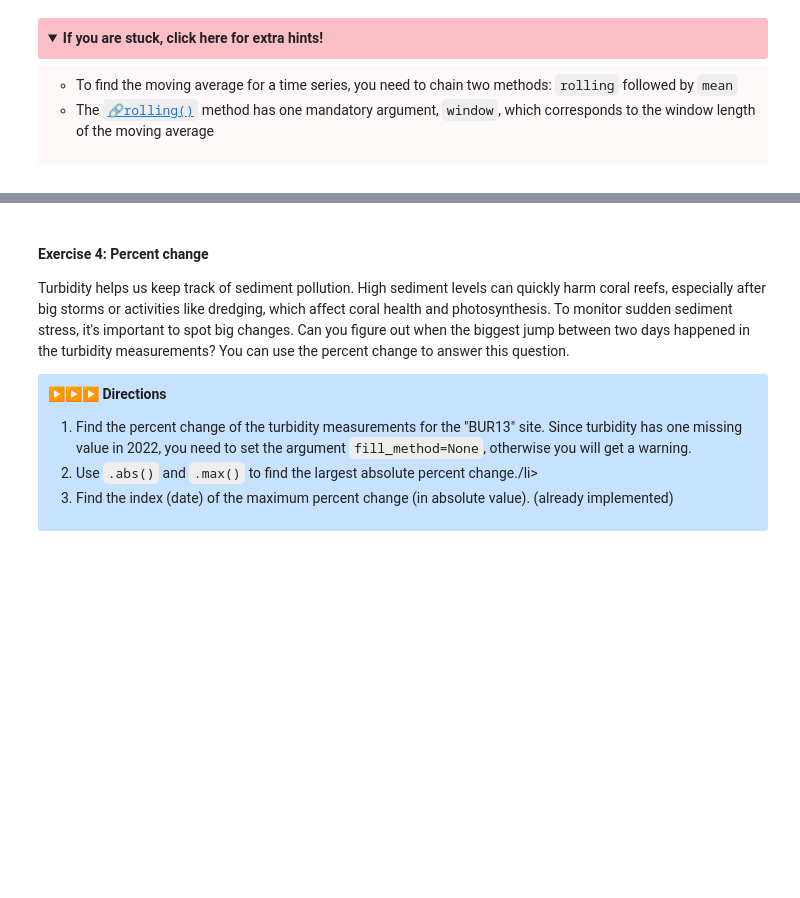
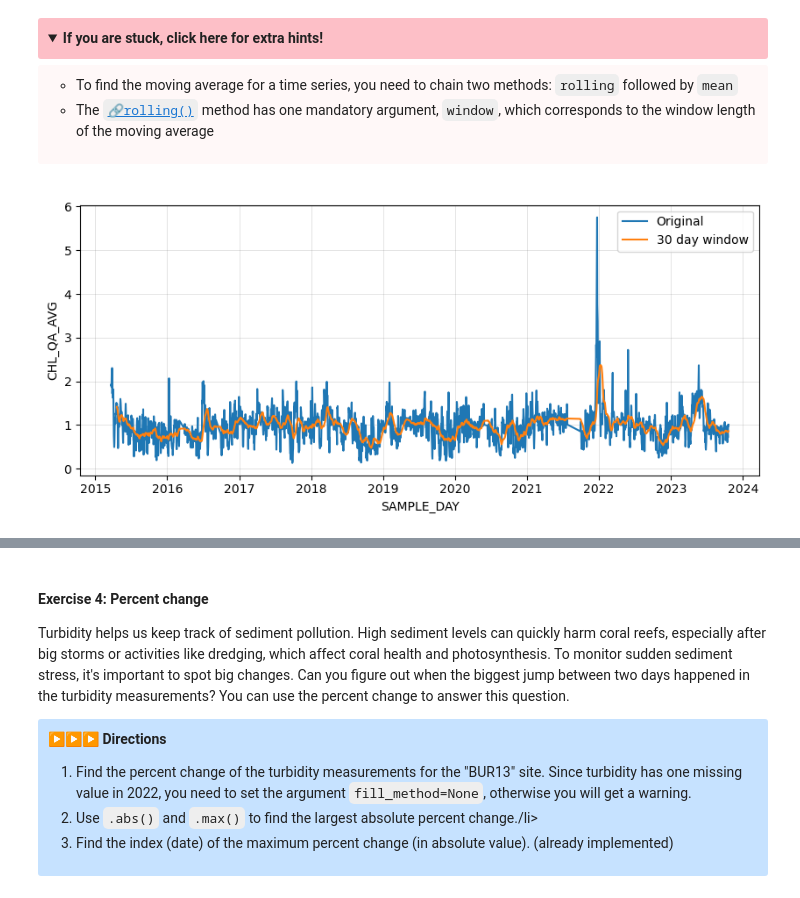
Before and after one commit to dennislamcv1/DEEPAIDA, a Jupyter notebook: Python for Data Analytics/C3M5_Assignment.ipynb, the cells around one changed output, grey strips where cells are left out. Cells and saved outputs as stored; diff of their text form; code cells hidden in the pictures; folded sections open; blank space fills up the shorter version.

```diff
--- a/Python for Data Analytics/C3M5_Assignment.ipynb
+++ b/Python for Data Analytics/C3M5_Assignment.ipynb
@@ -296,28 +333,30 @@ If you are stuck, click here for extra hints!</summary>
 # %%
 # GRADED CELL: exercise 3
 
 plt.figure(figsize=(10, 4))
 
 ### START CODE HERE ###
 
 # plot the original chlorophyll data
-ax_moving_average = sns.lineplot(None, x=None, y=None, label=None)
+ax_moving_average = sns.lineplot(data=df_bur13["CHL_QA_AVG"], label="Original")
 
 # find the moving average for a window of length 30
-bur13_moving_average = None
+bur13_moving_average = df_bur13["CHL_QA_AVG"].rolling(window=30).mean()
 
 # plot the moving average
-sns.lineplot(None, label=None)
+sns.lineplot(data=bur13_moving_average, label="30 day window")
 
 # Add the grid
 ax_moving_average.grid(color="gray", linestyle="-", linewidth=0.5, alpha=0.3)
 
 ### END CODE HERE ###
 
 # Add the legend
 plt.legend()
 
 plt.show()
+# %% [output]
+[figure, added]
 # %% [markdown]
 <details>
 <summary style="background-color: #c6e2ff6c; padding: 10px; border-radius: 3px; box-shadow: 0 2px 4px rgba(0, 0, 0, 0.01); width: 95%; text-align: left; cursor: pointer; font-weight: bold;">
```
Also changed, not shown: parts of 17 cells of this notebook.
